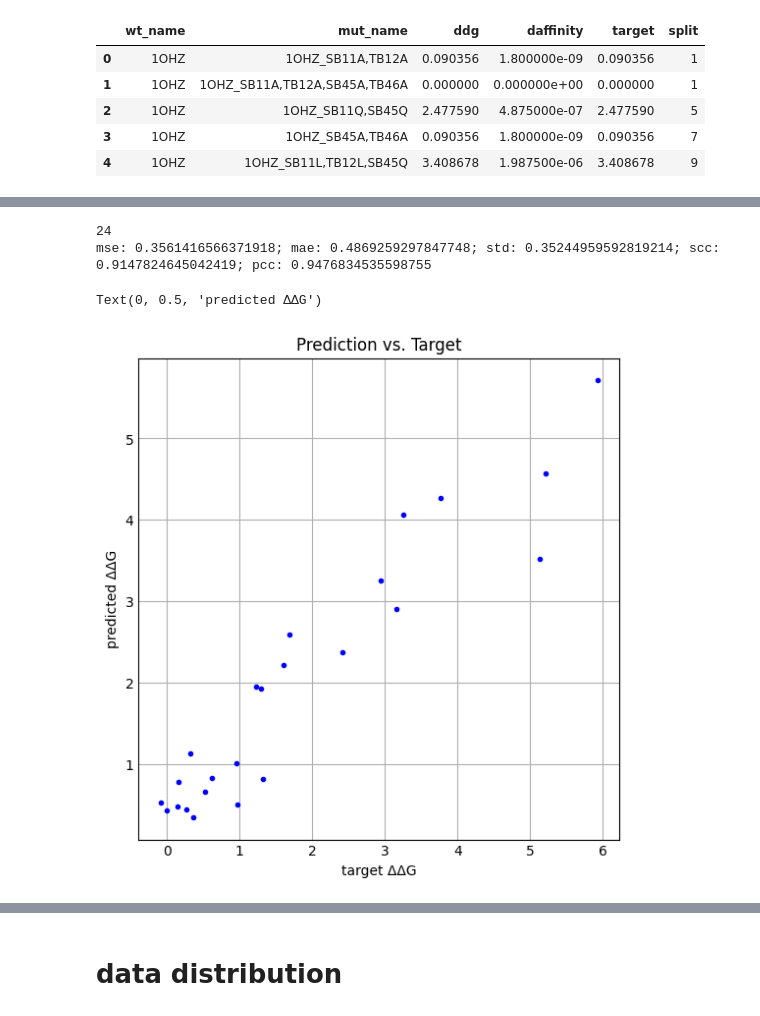
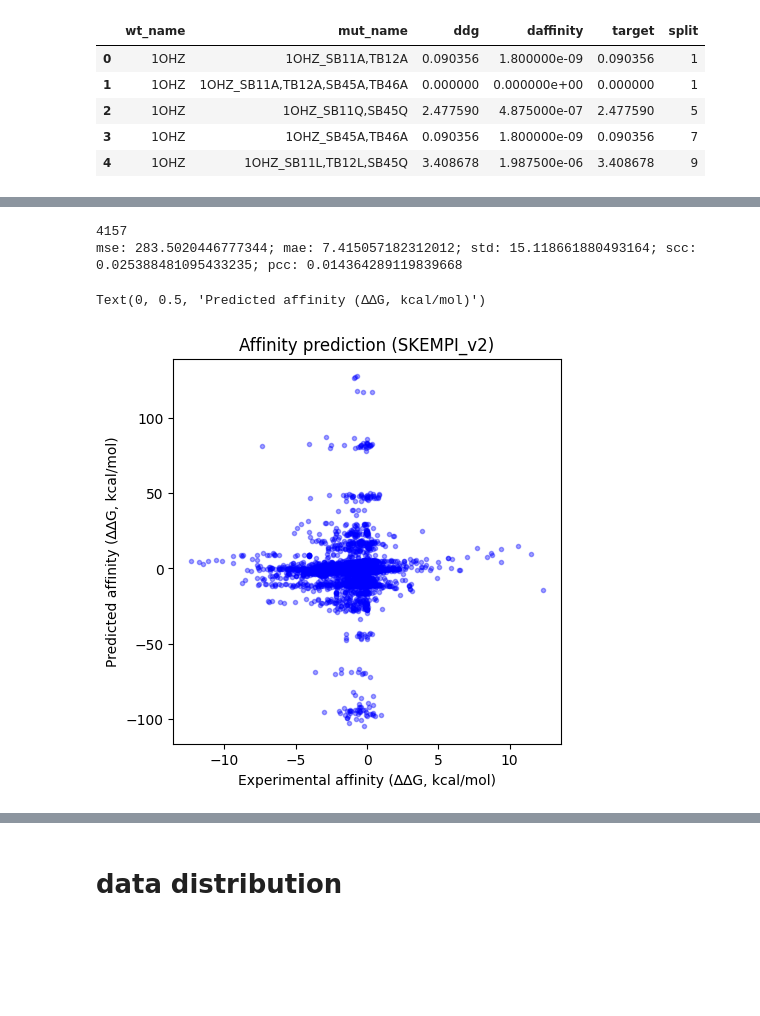
Before and after one commit to ZouJoelin/GPSite_Siamese, a Jupyter notebook: display.ipynb, the cells around one changed output, grey strips where cells are left out. Saved outputs shown, nothing was run; the diff lists cells and outputs as text; code cells hidden in the pictures; blank space fills up the shorter version.

```diff
--- a/display.ipynb
+++ b/display.ipynb
@@ -44,7 +44,7 @@ import numpy as np
 import torch
 import pickle
 
-with open("./predict/mavedb/test_pred_y.pkl", "rb") as pred_y_file:
+with open("./test/mavedb_bkp/test_pred_y.pkl", "rb") as pred_y_file:
     test_pred_y = pickle.load(pred_y_file)
 
 pred = test_pred_y["pred"]
@@ -96,7 +184,7 @@ import numpy as np
 import torch
 import pickle
 
-with open("./predict/1OHZ/test_pred_y.pkl", "rb") as pred_y_file:
+with open("./test/mavedb_2vn5/test_pred_y.pkl", "rb") as pred_y_file:
     test_pred_y = pickle.load(pred_y_file)
 
 pred = test_pred_y["pred"]
@@ -115,13 +203,16 @@ pearson_cc = pearson_corrcoef(pred, y)
 print(f"mse: {mse}; mae: {mae}; std: {abs_err_std}; scc: {spearman_cc}; pcc: {pearson_cc}")
 
 
-import matplotlib.pyplot as plt
-plt.figure(figsize=(5, 5))
-plt.scatter(y, pred, label='y-pred', color='blue', marker='.')
-# plt.xlim(-7.5, 12.5)
-# plt.ylim(-7.5, 12.5)
+import plotly.express as px
+import pandas as pd
 
-plt.title('Prediction vs. Target')
-plt.xlabel('target ΔΔG')
-plt.ylabel('predicted ΔΔG')
+df = pd.DataFrame(test_pred_y)
+
+# 使用Plotly创建散点图
+fig = px.scatter(df, x='y', y='pred', hover_name='name', title='Prediction vs. Target',
+                 labels={'y': 'target ΔΔG', 'pred': 'predicted ΔΔG'},
+                 width=600, height=600)
+
+# 显示图表
+fig.show()
 # %% [output]
@@ -157,41 +473,42 @@ info_2vn5
 # %%
 import numpy as np
 import torch
 import pickle
 
-with open("./predict/2VN5/test_pred_y.pkl", "rb") as pred_y_file:
+with open("./output/s4169/s4169_structure_001/test_pred_y.pkl", "rb") as pred_y_file:
     test_pred_y = pickle.load(pred_y_file)
 
 pred = test_pred_y["pred"]
 y = test_pred_y["y"]
-
+pred = torch.hstack(test_pred_y["pred"]).tolist()
+y = torch.hstack(test_pred_y["y"]).tolist()
 pred = torch.tensor(pred)
 y = torch.tensor(y)
 print(len(pred))
 
 from torchmetrics.functional import mean_squared_error, mean_absolute_error, spearman_corrcoef, pearson_corrcoef
 mse = mean_squared_error(pred, y)
 mae = mean_absolute_error(pred, y)
 abs_err_std = torch.std(torch.abs(pred - y))
 spearman_cc = spearman_corrcoef(pred, y)
 pearson_cc = pearson_corrcoef(pred, y)
 print(f"mse: {mse}; mae: {mae}; std: {abs_err_std}; scc: {spearman_cc}; pcc: {pearson_cc}")
 
 
 import matplotlib.pyplot as plt
 plt.figure(figsize=(5, 5))
-plt.scatter(y, pred, label='y-pred', color='blue', marker='.')
+plt.scatter(y, pred, label='y-pred', color='b', marker='.', alpha=0.37)
 # plt.xlim(-7.5, 12.5)
 # plt.ylim(-7.5, 12.5)
 
-plt.title('Prediction vs. Target')
-plt.xlabel('target ΔΔG')
-plt.ylabel('predicted ΔΔG')
+plt.title('Affinity prediction (SKEMPI_v2)')
+plt.xlabel('Experimental affinity (∆∆G, kcal/mol)')
+plt.ylabel('Predicted affinity (∆∆G, kcal/mol)')
 # %% [output]
-24
-mse: 0.3561416566371918; mae: 0.4869259297847748; std: 0.35244959592819214; scc: 0.9147824645042419; pcc: 0.9476834535598755
+4157
+mse: 283.5020446777344; mae: 7.415057182312012; std: 15.118661880493164; scc: 0.025388481095433235; pcc: 0.014364289119839668
-Text(0, 0.5, 'predicted ΔΔG')
+Text(0, 0.5, 'Predicted affinity (∆∆G, kcal/mol)')
-[figure, old version]
+[figure, new version]
 # %%
 import numpy as np
 import torch
```
Also changed, not shown: parts of 18 cells of this notebook, 5 other files.
